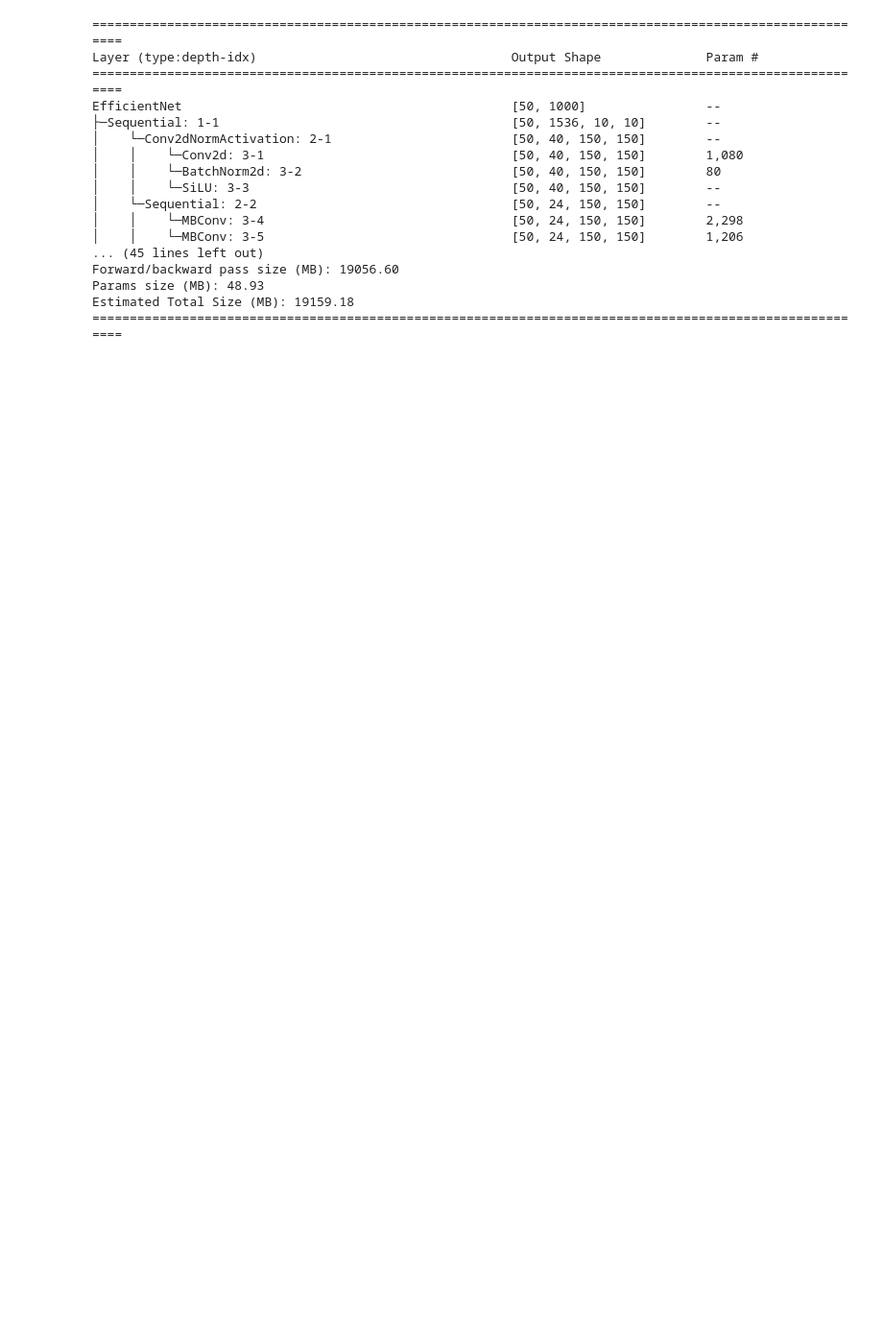
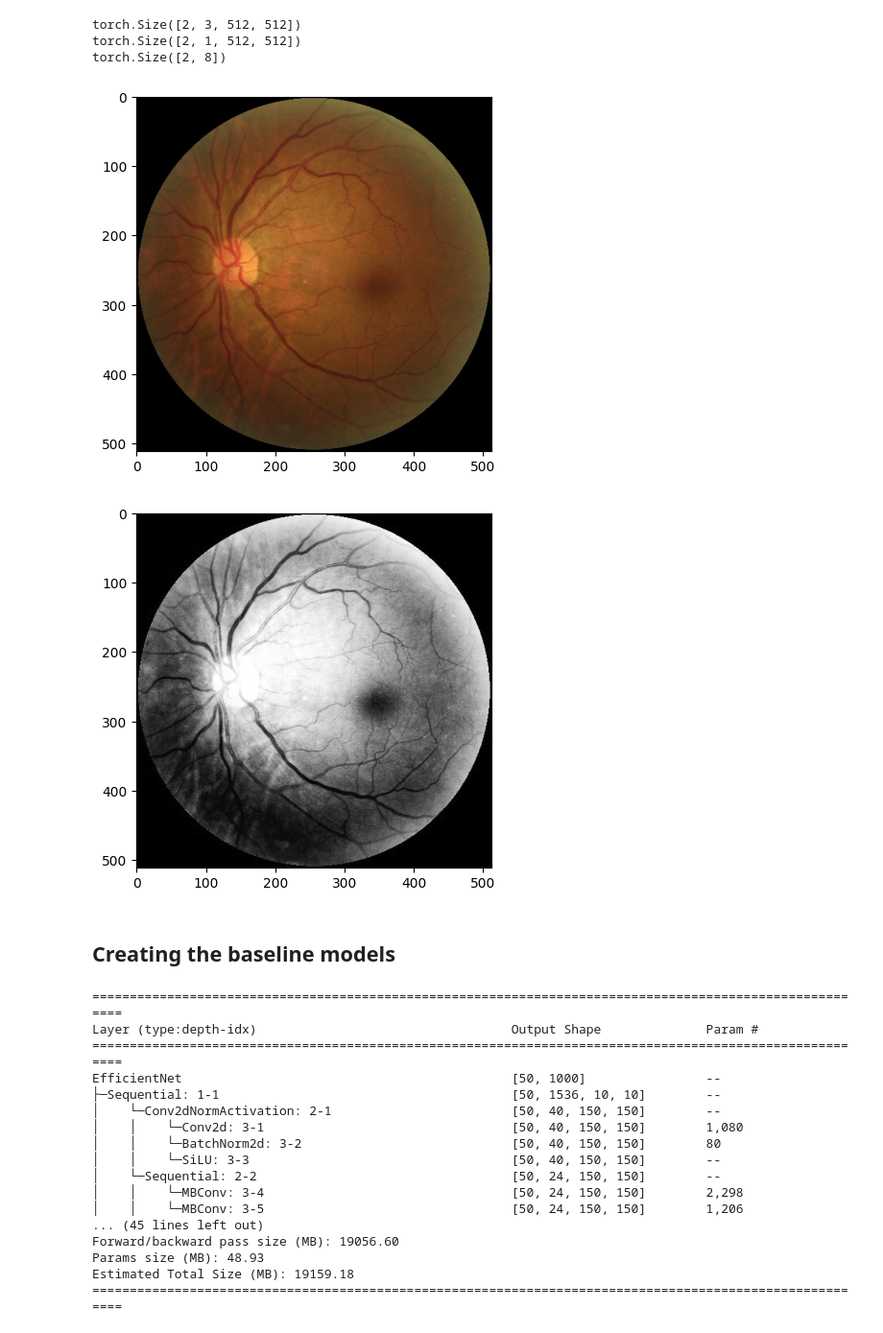
Before and after one commit to madhava20217/Ocular-Disease-Multiclass-Identification-ODIR19-, a Jupyter notebook: baseline.ipynb, the cells around one changed output. Shown: that part at 96% size. Drawn from its saved outputs; the diff is of its cells as text; code cells hidden in the pictures; blank space fills up the shorter version.

```diff
--- a/baseline.ipynb
+++ b/baseline.ipynb
@@ -5,0 +78,4 @@ DEVICE = torch.device("cuda:0") if torch.cuda.is_available() else "cpu"
+# %%
+IMAGE_FOLDER = ROOT_DIR + '/preprocessed_images'
+CSV_PATH = ROOT_DIR + '/dataset_single_eye.csv'
+HIST_IMAGE_FOLDER = ROOT_DIR + '/preprocessed_histeq_images'
@@ -6,3 +223,36 @@ DEVICE = torch.device("cuda:0") if torch.cuda.is_available() else "cpu"
+# %%
+for batch_idx, (data, data_hist, targets) in enumerate((train_dataloader)):
+
+    data = data.to(device=DEVICE)
+    hist_data = data_hist.to(device=DEVICE)
+    targets = targets.to(device=DEVICE)
+
+    print(data.shape)
+    print(hist_data.shape)
+    print(targets.shape)
+
+    img1 = data[0]
+    img2 = hist_data[0]
+
+    image_array = np.transpose(img1.to('cpu').numpy(), (1, 2, 0))
+    plt.imshow(image_array)
+
+    plt.show()
+
+    image_array = np.transpose(img2.to('cpu').numpy(), (1, 2, 0))
+    plt.imshow(image_array, cmap = 'gray')
+
+    plt.show()
+
+    break
+# %% [output]
+torch.Size([2, 3, 512, 512])
+torch.Size([2, 1, 512, 512])
+torch.Size([2, 8])
+[figure, added]
+[figure, added]
+# %% [markdown]
+## Creating the baseline models
 # %%
 model = torchvision.models.efficientnet_b3(parameters = {'weights': torchvision.models.EfficientNet_B3_Weights.DEFAULT}).to(DEVICE)
 # %%
```
Also changed, not shown: parts of 18 cells of this notebook, 4 other files.
